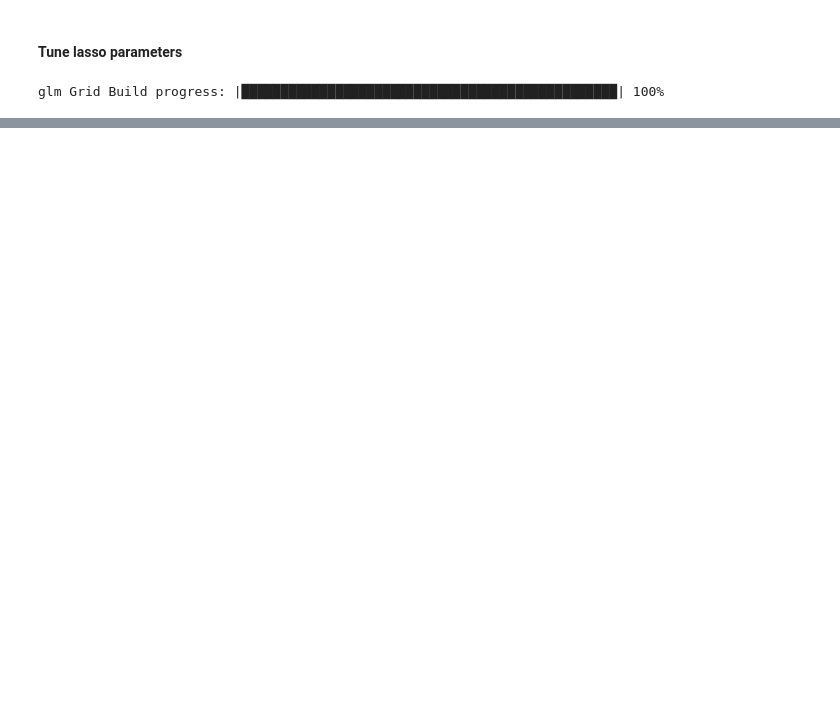
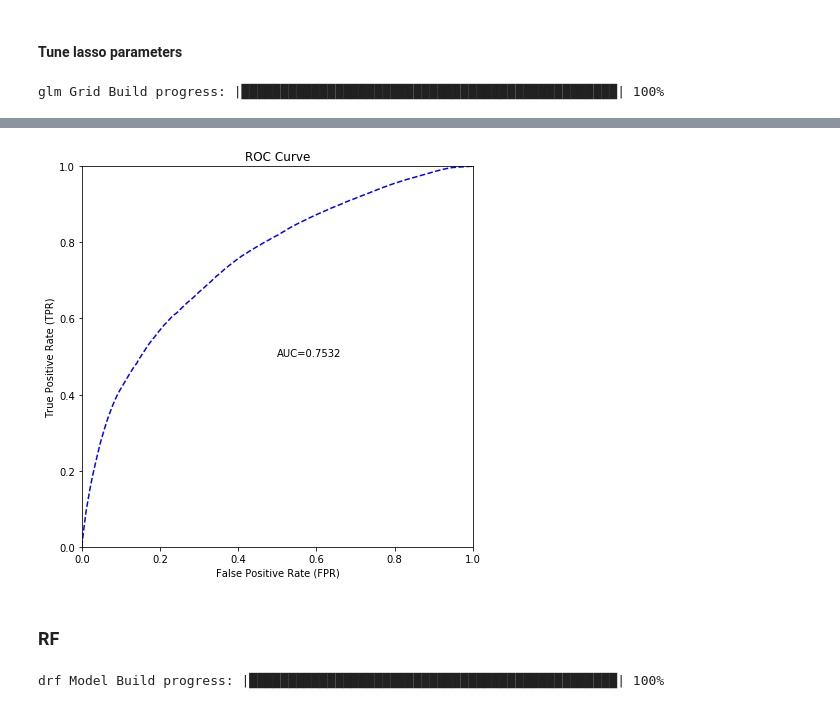
Before and after one commit to jakubglinka/ml-rpc, a Jupyter notebook: notebooks/revenue_per_click_prediction.ipynb, the cells around one changed output, grey strips where cells are left out. Drawn from its saved outputs; the diff is of its cells as text; code cells hidden in the pictures; blank space fills up the shorter version.

```diff
--- a/notebooks/revenue_per_click_prediction.ipynb
+++ b/notebooks/revenue_per_click_prediction.ipynb
@@ -683,0 +593,9 @@ h2o.remove_all()
+# %%
+from h2o.estimators.glm import H2OGeneralizedLinearEstimator
+
+glm_model = H2OGeneralizedLinearEstimator(family="binomial",
+                                          lambda_=3.906940e-06,
+                                          standardize=True,
+                                          alpha=1.0)
+
+glm_model.train(predictors, response, training_frame=train, validation_frame=validate, weights_column = weights_col)
@@ -683,0 +634,20 @@ h2o.remove_all()
+# %%
+tmp = glm_model.model_performance(train)
+from matplotlib import pyplot as plt
+plt.figure(figsize=(7, 7))
+tmp.plot()
+# %% [output]
+[figure, added]
+# %% [markdown]
+### RF
+# %%
+from h2o.estimators.random_forest import H2ORandomForestEstimator
+
+rfm_model = H2ORandomForestEstimator(distribution='bernoulli',
+                                     stopping_metric ='misclassification',
+                                     stopping_rounds = 1, stopping_tolerance = 0.01,
+                                     ntrees=200, max_depth=6, mtries=6)
+
+rfm_model.train(x=predictors,y=response, training_frame=train, validation_frame=validate, weights_column = weights_col)
+# %% [output]
+drf Model Build progress: |███████████████████████████████████████████████| 100%
```
Also changed, not shown: parts of 29 cells of this notebook.
